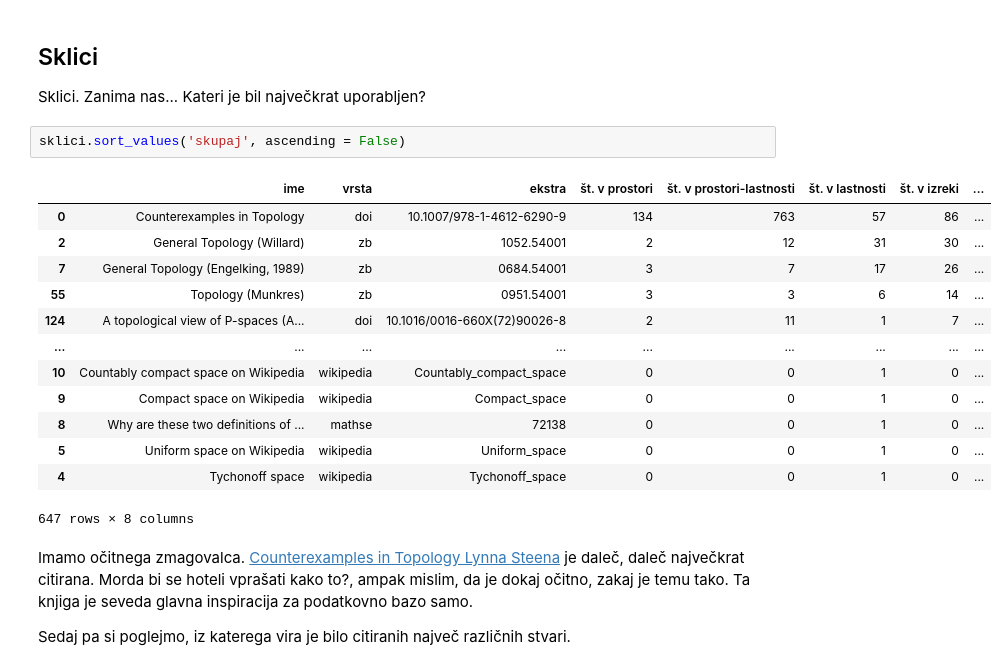
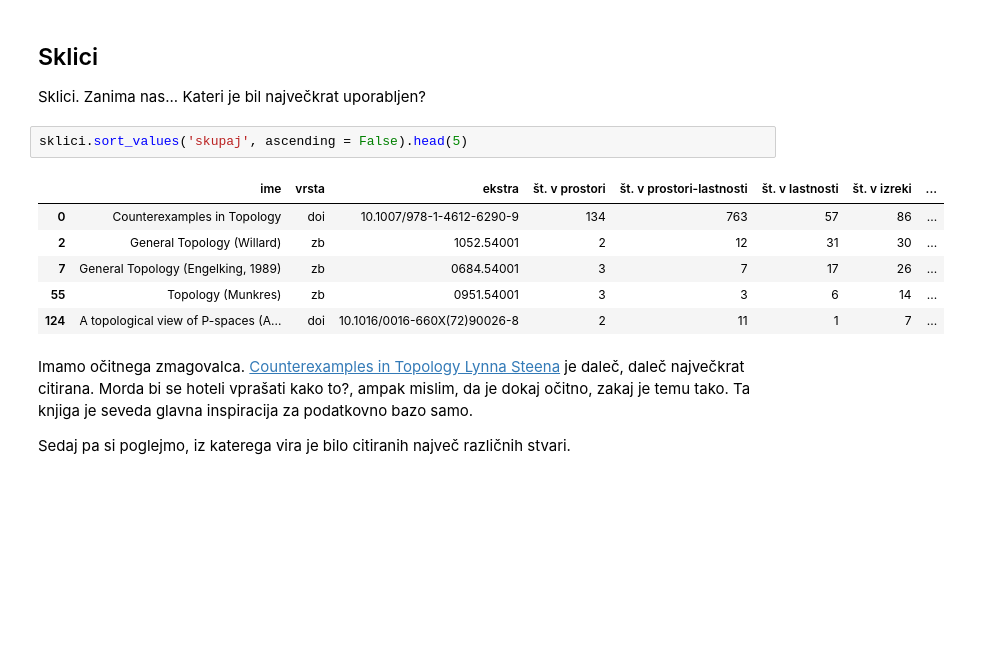
Before and after one commit to MaksZnidarsic/uvp-projektna, a Jupyter notebook: analiza/analiza.ipynb, the cells around one changed output. Drawn from its saved outputs; the diff is of its cells as text; blank space fills up the shorter version.

```diff
--- a/analiza/analiza.ipynb
+++ b/analiza/analiza.ipynb
@@ -66,21 +52,14 @@ df.sort_values('št. lastnosti, ki ne veljajo', ascending = False)
 
 Sklici. Zanima nas... Kateri je bil največkrat uporabljen?
 # %%
-sklici.sort_values('skupaj', ascending = False)
+sklici.sort_values('skupaj', ascending = False).head(5)
 # %% [output]
 |  | ime | vrsta | ekstra | št. v prostori | št. v prostori-lastnosti | št. v lastnosti | št. v izreki | ... |
 | 0 | Counterexamples in Topology | doi | 10.1007/978-1-4612-6290-9 | 134 | 763 | 57 | 86 | ... |
 | 2 | General Topology (Willard) | zb | 1052.54001 | 2 | 12 | 31 | 30 | ... |
 | 7 | General Topology (Engelking, 1989) | zb | 0684.54001 | 3 | 7 | 17 | 26 | ... |
 | 55 | Topology (Munkres) | zb | 0951.54001 | 3 | 3 | 6 | 14 | ... |
 | 124 | A topological view of P-spaces (A... | doi | 10.1016/0016-660X(72)90026-8 | 2 | 11 | 1 | 7 | ... |
-| ... | ... | ... | ... | ... | ... | ... | ... | ... |
-| 10 | Countably compact space on Wikipedia | wikipedia | Countably_compact_space | 0 | 0 | 1 | 0 | ... |
-| 9 | Compact space on Wikipedia | wikipedia | Compact_space | 0 | 0 | 1 | 0 | ... |
-| 8 | Why are these two definitions of ... | mathse | 72138 | 0 | 0 | 1 | 0 | ... |
-| 5 | Uniform space on Wikipedia | wikipedia | Uniform_space | 0 | 0 | 1 | 0 | ... |
-| 4 | Tychonoff space | wikipedia | Tychonoff_space | 0 | 0 | 1 | 0 | ... |
-647 rows × 8 columns
 # %% [markdown]
 Imamo očitnega zmagovalca. [Counterexamples in Topology Lynna Steena](https://archive.org/details/counterexamplesi0000stee) je daleč, daleč največkrat citirana. Morda bi se hoteli vprašati kako to?, ampak mislim, da je dokaj očitno, zakaj je temu tako. Ta knjiga je seveda glavna inspiracija za podatkovno bazo samo.
 
```
Also changed, not shown: parts of 4 cells of this notebook.
